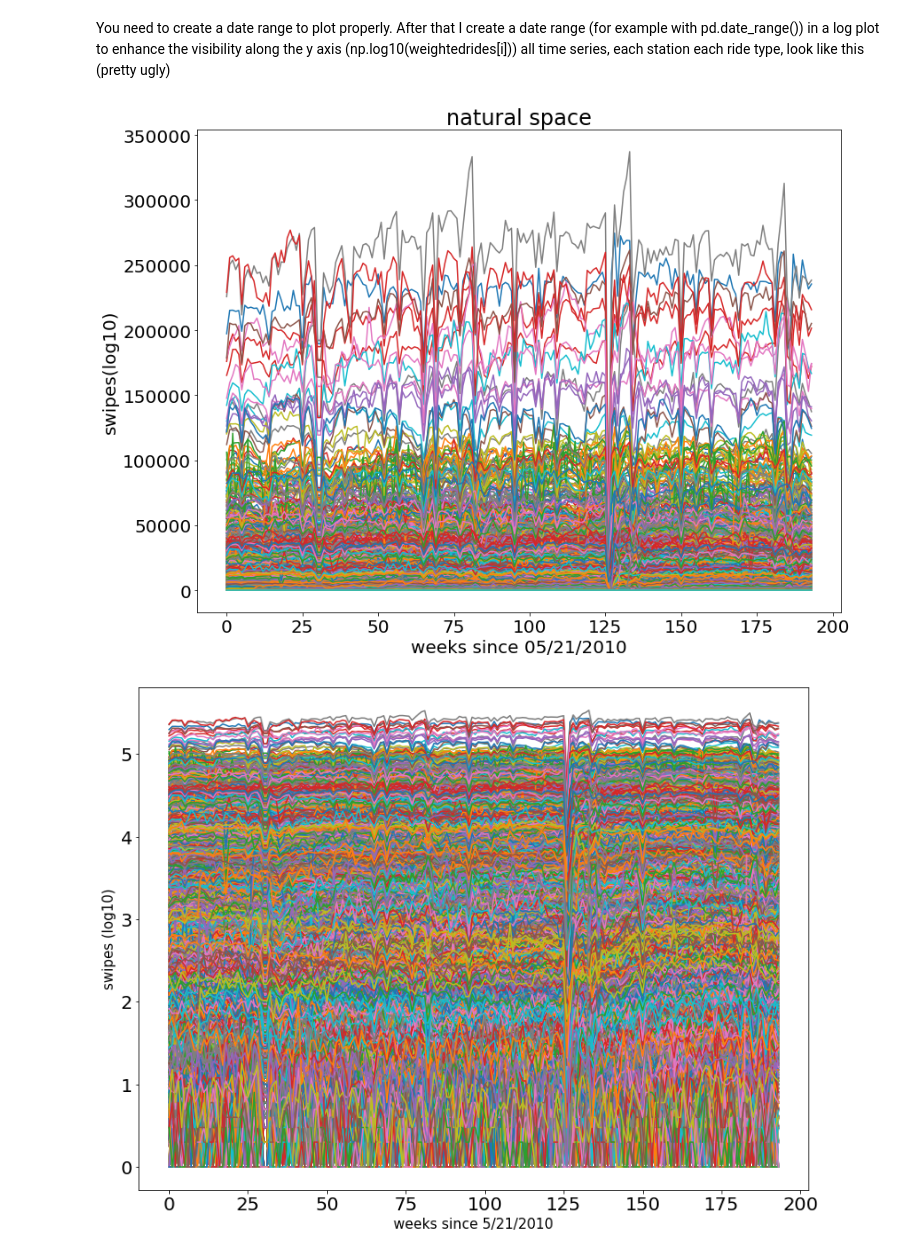
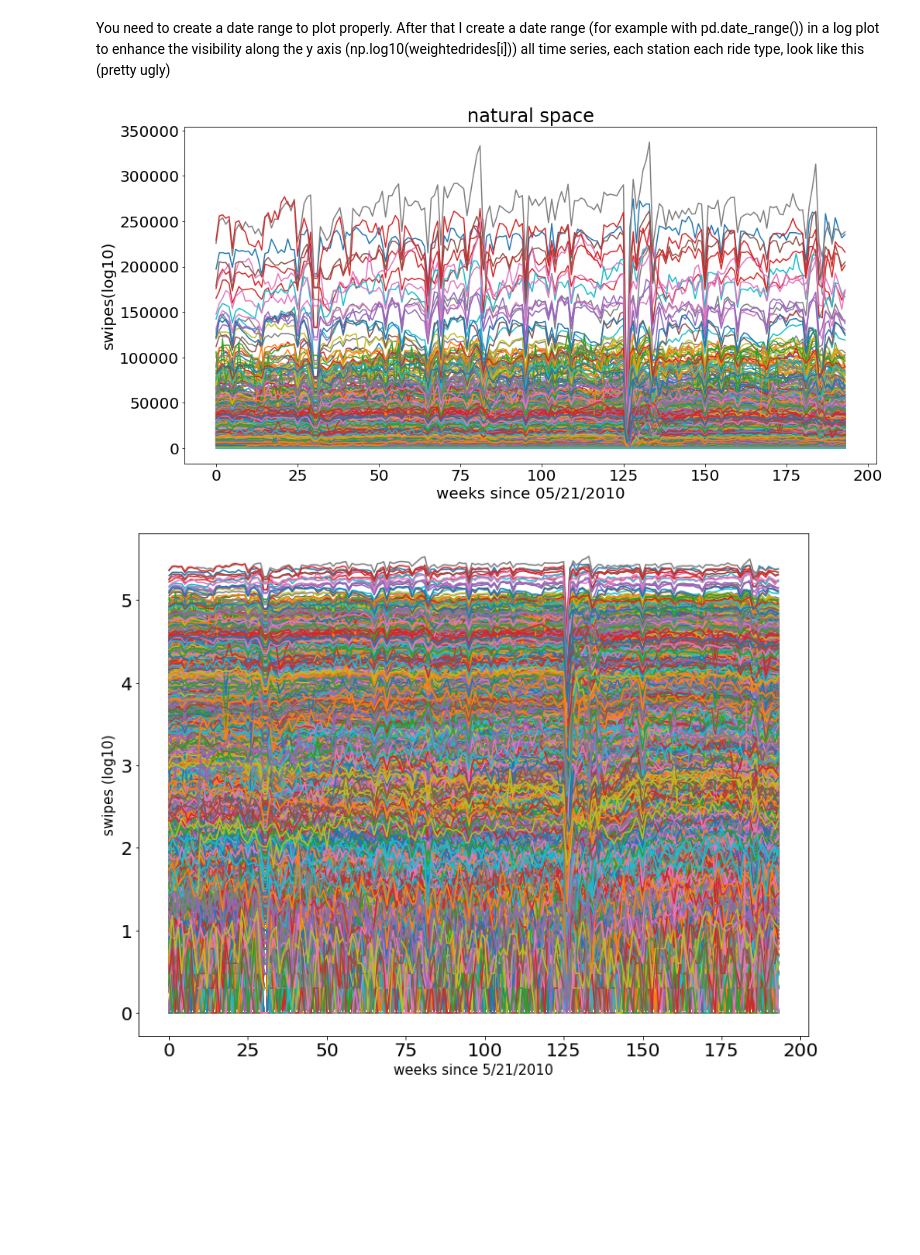
Before and after one commit to sucream1004/PUI2018_kp2393, a Jupyter notebook: HW11_kp2393/Assignment1_kp2393.ipynb, the cells around one changed output. Drawn from its saved outputs; the diff is of its cells as text; code cells hidden in the pictures; blank space fills up the shorter version.

```diff
--- a/HW11_kp2393/Assignment1_kp2393.ipynb
+++ b/HW11_kp2393/Assignment1_kp2393.ipynb
@@ -40,7 +40,7 @@ import statsmodels.api as sm
 
 from IPython.display import Image
 from IPython.display import clear_output
-pl.rcParams['font.size'] = 20
+plt.rcParams['font.size'] = 20
 Image(filename = "Ridetypes.png")
 # %% [output]
 Populating the interactive namespace from numpy and matplotlib
@@ -146,13 +146,13 @@ After that I create a date range (for example with pd.date_range())
 in a log plot to enhance the visibility along the y axis (np.log10(weightedrides[i]))
 all time series, each station each ride type, look like this (pretty ugly)
 # %%
-plt.figure(figsize(13,10))
-plt.ylabel('swipes(log10)')
-plt.xlabel('weeks since 05/21/2010')
-plt.title('natural space')
+pl.figure(figsize(16,8))
+pl.ylabel('swipes(log10)')
+pl.xlabel('weeks since 05/21/2010')
+pl.title('natural space')
 for station in range(mta.shape[0]):
     for card in range(mta.shape[1]):
-        plt.plot(mta[station][card])
+        pl.plot(mta[station][card])
 # %% [output]
-[figure, old version]
+[figure, new version]
 # %%
```
Also changed, not shown: parts of 1 cell of this notebook, 13 other files.
